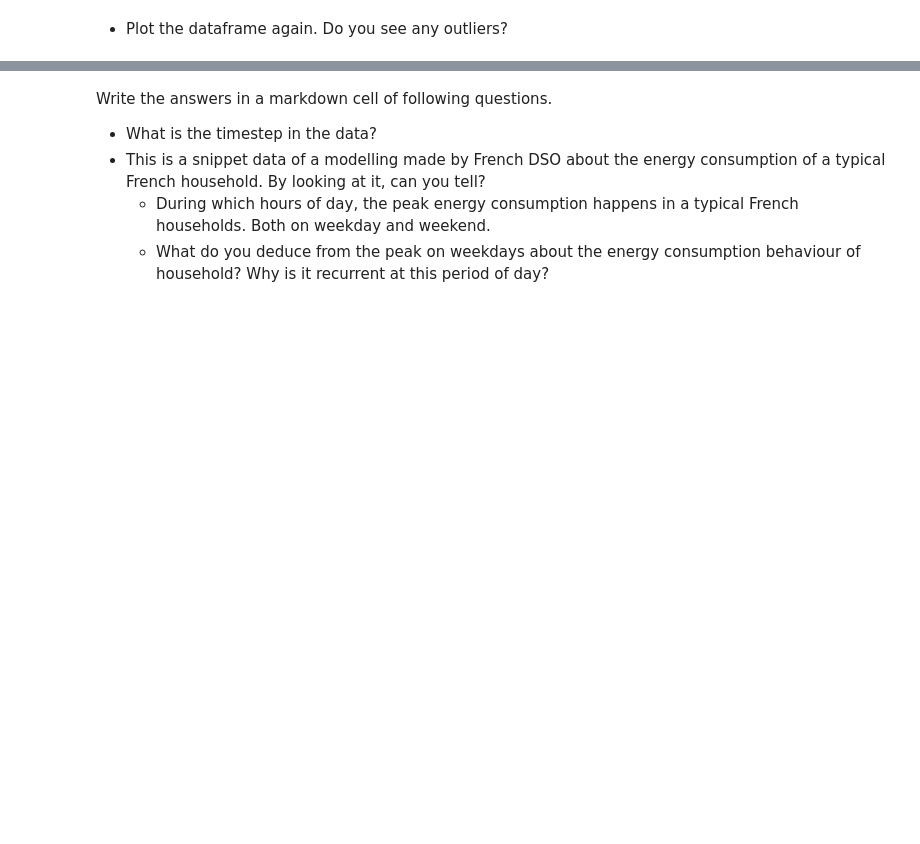
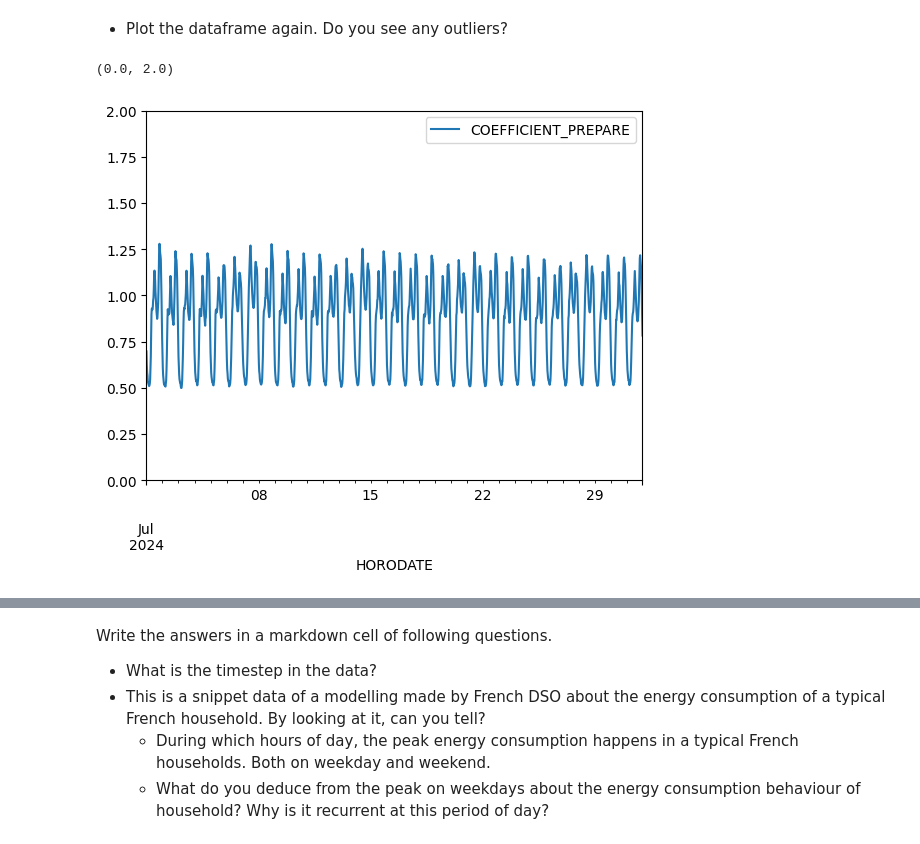
Before and after one commit to salmanshahid8/ml_practice_exercise, a Jupyter notebook: exercises/1_pandas_exe.ipynb, the cells around one changed output, grey strips where cells are left out. Cells and saved outputs as stored; diff of their text form; code cells hidden in the pictures; blank space fills up the shorter version.

```diff
--- a/exercises/1_pandas_exe.ipynb
+++ b/exercises/1_pandas_exe.ipynb
@@ -309,3 +400,5 @@ Write the answers in a markdown cell of following questions.
 - Do you see any outliers. If so:
     - Replace every cell having value > 2 by `np.nan`.
     - Interpolate to fill the empty cells.
+# %%
+fr_res_consumption[fr_res_consumption > 2] = np.nan
@@ -311,0 +410,2 @@ Write the answers in a markdown cell of following questions.
+# %%
+fr_res_consumption=fr_res_consumption.interpolate()
@@ -312,2 +417,8 @@ Write the answers in a markdown cell of following questions.
 # %% [markdown]
 - Plot the dataframe again. Do you see any outliers?
+# %%
+fr_res_consumption.plot()
+plt.ylim((0,2))
+# %% [output]
+(0.0, 2.0)
+[figure, added]
```
Also changed, not shown: parts of 23 cells of this notebook.
